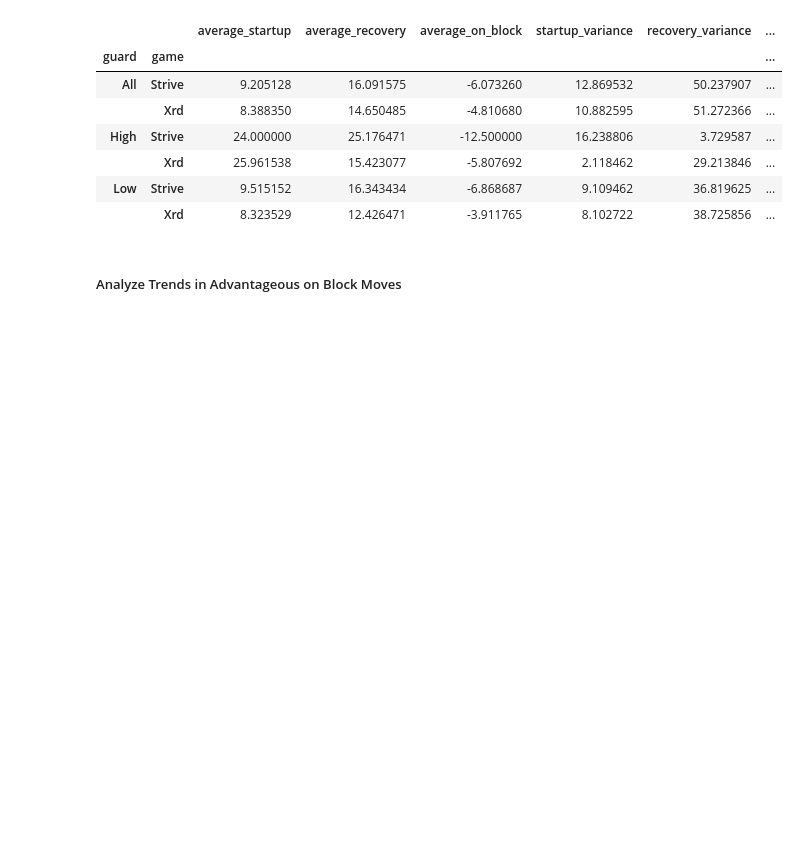
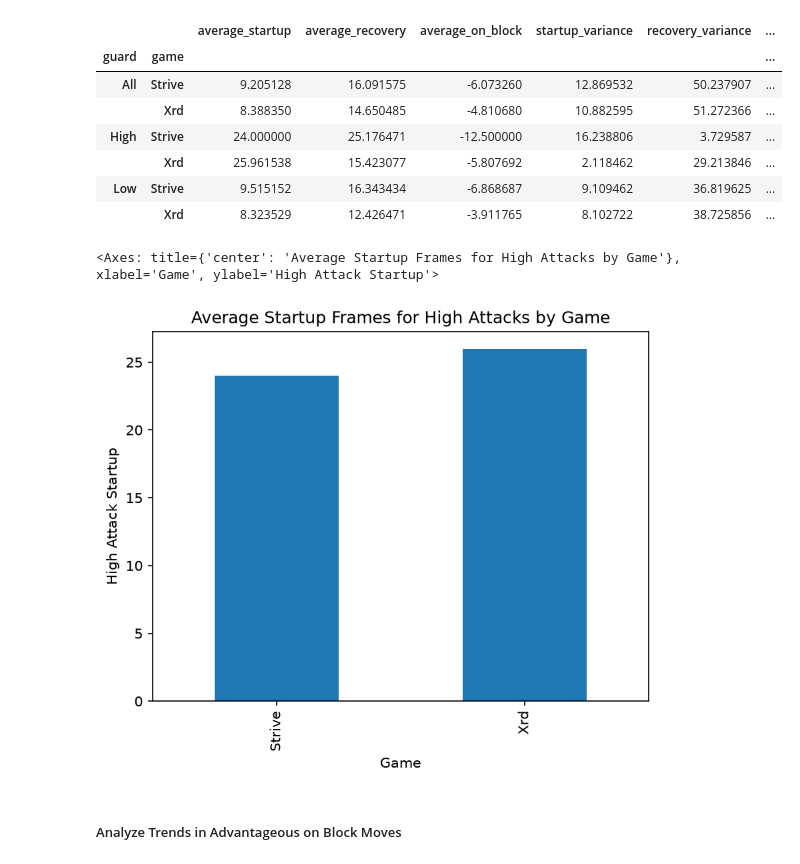
Before and after one commit to brocksteenblik/STAT-386-Data-Acquisition-Code, a Jupyter notebook: analysis.ipynb, the cells around one changed output. Saved outputs shown, nothing was run; the diff lists cells and outputs as text; code cells hidden in the pictures; blank space fills up the shorter version.

```diff
--- a/analysis.ipynb
+++ b/analysis.ipynb
@@ -320,6 +344,14 @@ final_df_cleaned.groupby(["guard", "game"]).agg(
 |  | Xrd | 25.961538 | 15.423077 | -5.807692 | 2.118462 | 29.213846 | ... |
 | Low | Strive | 9.515152 | 16.343434 | -6.868687 | 9.109462 | 36.819625 | ... |
 |  | Xrd | 8.323529 | 12.426471 | -3.911765 | 8.102722 | 38.725856 | ... |
+# %%
+final_df_cleaned[final_df_cleaned["guard"] == "High"].groupby(["game"])["startup"].mean().plot(kind = "bar",
+xlabel= "Game",
+ylabel = "High Attack Startup",
+title= "Average Startup Frames for High Attacks by Game")
+# %% [output]
+<Axes: title={'center': 'Average Startup Frames for High Attacks by Game'}, xlabel='Game', ylabel='High Attack Startup'>
+[figure, added]
 # %% [markdown]
 ##### Analyze Trends in Advantageous on Block Moves
 # %%
```
Also changed, not shown: parts of 4 cells of this notebook.
